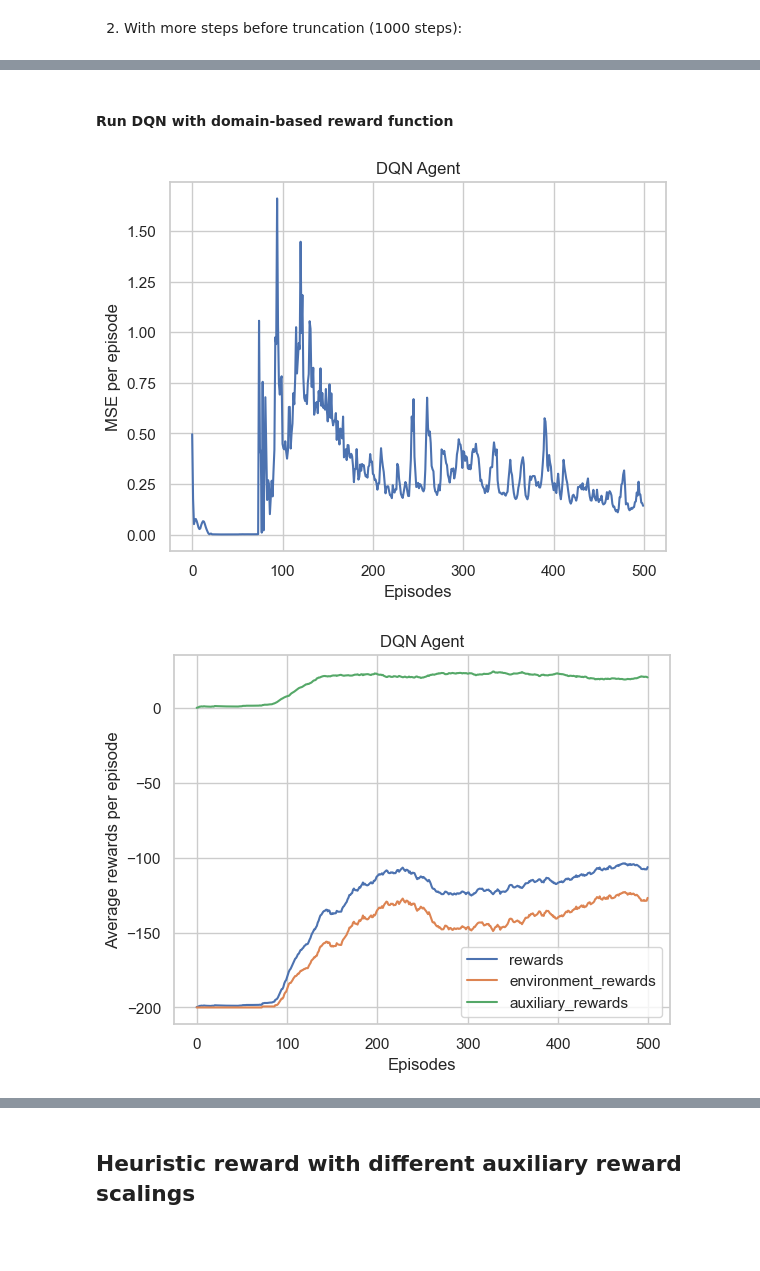
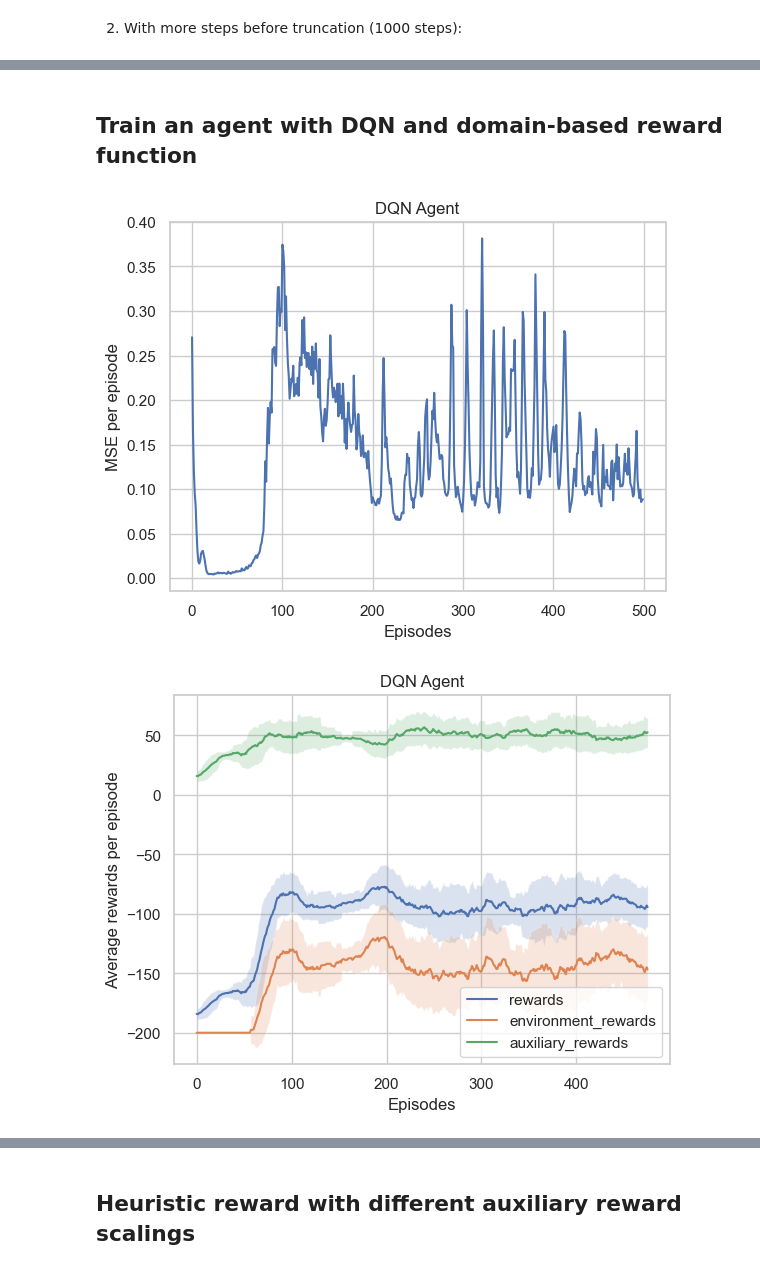
Before and after one commit to LionelSafar/Rolls-Royce-Peak-Plower, a Jupyter notebook: main.ipynb, the cells around one changed output, grey strips where cells are left out. Drawn from its saved outputs; the diff is of its cells as text; code cells hidden in the pictures; blank space fills up the shorter version.

```diff
--- a/main.ipynb
+++ b/main.ipynb
@@ -108,18 +107,4 @@ plt.legend()
 plt.tight_layout()
 # %% [output]
 [figure]
-# %%
-# Experiment with different rewards (very high / low)
-def domain_based_reward(state):
-    """
-    Return the position of the car as the reward (between -1.2 and 0.6)
-    :param state: the current state of the environment
-    :return: the reward
-    """
-    # reward the total energy, see Transition dynamics for details of equation.
-    # Downscale magnitude to ensure goal state yields highest reward still
-    # NOTE: potential energy is based on harmonic oscillator
-    position = state[0]
-    velocity = state[1]
-    return ((np.sin(3* (position)) + 1) ** 2 * 1e-1 + velocity ** 2 * 1e2)
 # %%
@@ -246,13 +229,13 @@ class RandomAgent:
         self.observation_space = env.observation_space
 
     def observe(self, state, action, next_state, reward, terminated):
-        pass
+        return 0
 
-    def select_action(self, state, steps):
+    def select_action(self, state):
         return self.action_space.sample()  # take a random action
 
-    def update(self, steps):
-        return 0  # return 0 for loss to avoid error
+    def update(self):
+        return 0, 0  # return 0 for loss to avoid error
 
     def save(self):
         pass
@@ -576,12 +542,12 @@ dqn_agent_render_1000 = DQNAgent(trainable=False, save_name=save_name_1000)
 _ = run(dqn_agent_render_1000, 1, render=True)
 # %% [markdown]
-#### Run DQN with domain-based reward function
+## Train an agent with DQN and domain-based reward function
 # %%
 # Used to load/save the model
 save_name_domain_based = "domain_based"
 # %%
-dqn_agent_domain_based = DQNAgent(trainable=True, save_name=save_name_domain_based)
+dqn_agent_domain_based = DQNAgent(save_name=save_name_domain_based, trainable=True, use_domain_reward=True)
 # Train on 3000 episodes (quite long)
-domain_training_stats = run(dqn_agent_domain_based, 500, reward_function='domain-based', max_episode_steps=200)
+domain_training_stats = run(dqn_agent_domain_based, 500)
 # %%
 # Render
@@ -589,13 +555,14 @@ dqn_agent_render_domain_based = DQNAgent(trainable=False, save_name=save_name_do
 _ = run(dqn_agent_render_domain_based, 1, render=True)
 # %%
-plot_loss_per_episode(domain_training_stats['episodes_mean_loss'], dqn_agent_1000.__class__.__name__, save_name_1000)
+plot_loss_per_episode(domain_training_stats['episodes_mean_batch_loss'], dqn_agent_domain_based.__class__.__name__,
+                      save_name_domain_based)
 # %% [output]
-[figure, old version]
+[figure, new version]
 # %%
+reward_keys = ['episodes_rewards', 'episodes_environment_rewards', 'episodes_auxiliary_rewards']
 domain_reward_dict = {key: domain_training_stats[key] for key in reward_keys}
 
-
-plot_mean_reward_per_episode(domain_reward_dict, dqn_agent_1000.__class__.__name__, save_name_1000)
+plot_mean_reward_per_episode(domain_reward_dict, dqn_agent_domain_based.__class__.__name__, save_name_domain_based)
 # %% [output]
-[figure, old version]
+[figure, new version]
 # %%
```
Also changed, not shown: parts of 30 cells of this notebook, 15 other files.
